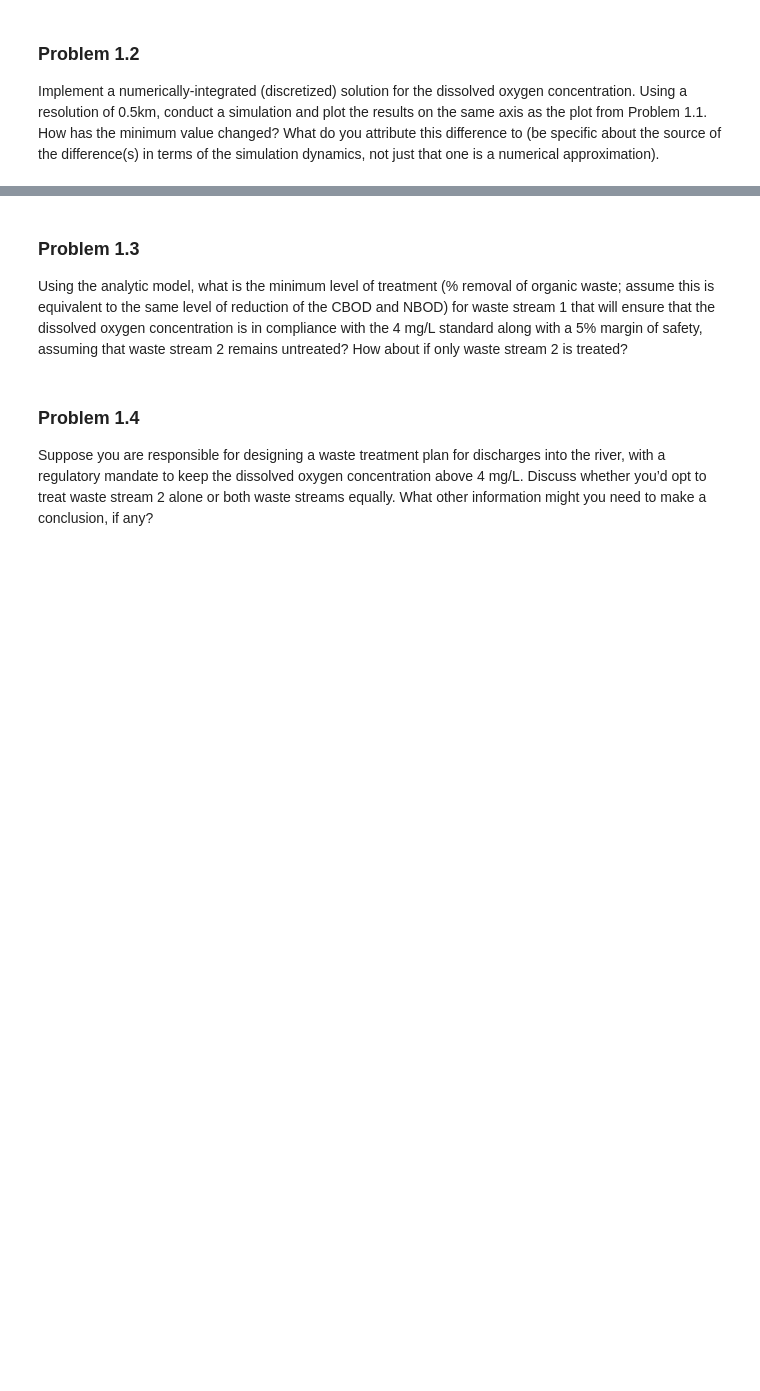
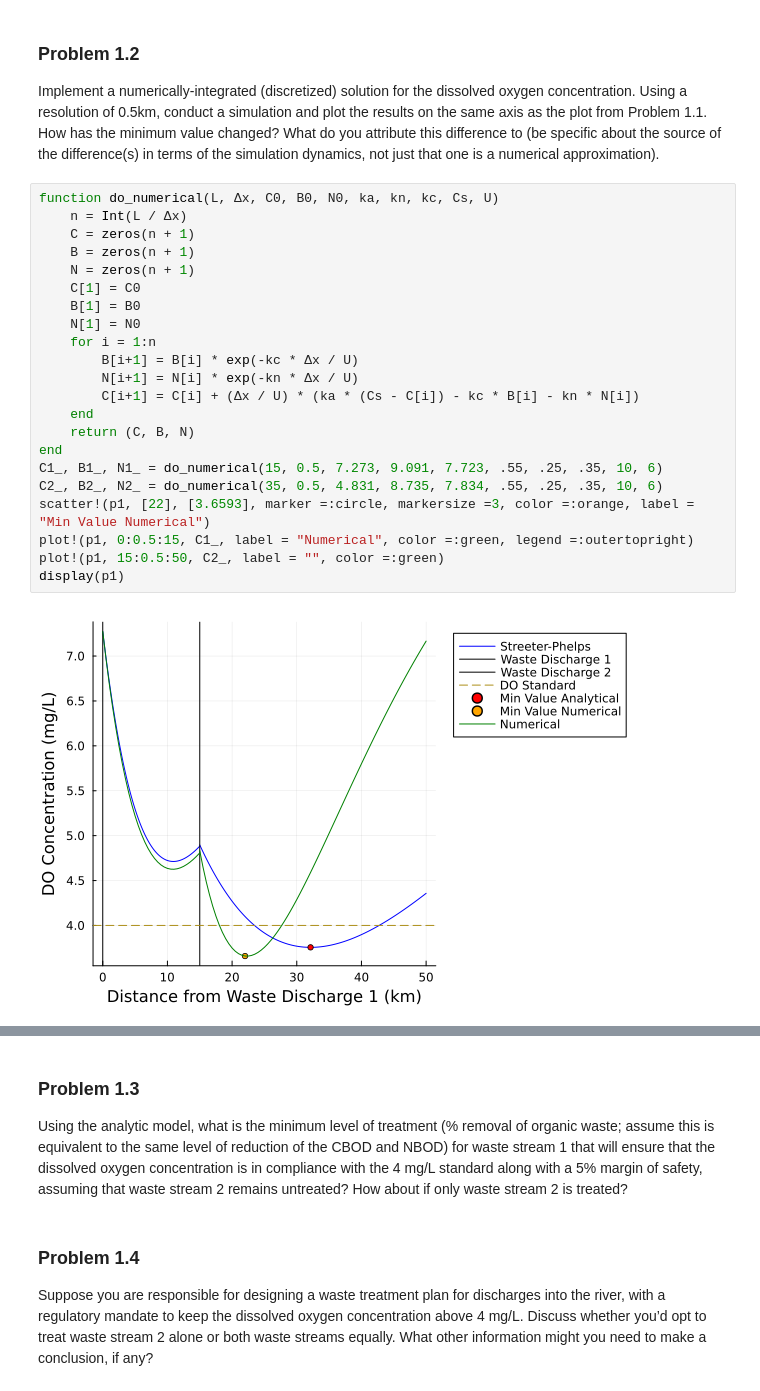
Before and after one commit to BEE4750-FA25/hw3-wrn25-hw3, a Jupyter notebook: hw03.ipynb, the cells around one changed output, grey strips where cells are left out. Drawn from its saved outputs; the diff is of its cells as text; blank space fills up the shorter version.

```diff
--- a/hw03.ipynb
+++ b/hw03.ipynb
@@ -141,3 +144,27 @@ Problem 1.1. How has the minimum value changed? What do you attribute
 this difference to (be specific about the source of the difference(s) in
 terms of the simulation dynamics, not just that one is a numerical
 approximation).
+# %%
+function do_numerical(L, Δx, C0, B0, N0, ka, kn, kc, Cs, U)
+    n = Int(L / Δx)
+    C = zeros(n + 1)
+    B = zeros(n + 1)
+    N = zeros(n + 1)
+    C[1] = C0
+    B[1] = B0
+    N[1] = N0
+    for i = 1:n
+        B[i+1] = B[i] * exp(-kc * Δx / U)
+        N[i+1] = N[i] * exp(-kn * Δx / U)
+        C[i+1] = C[i] + (Δx / U) * (ka * (Cs - C[i]) - kc * B[i] - kn * N[i])
+    end
+    return (C, B, N)
+end
+C1_, B1_, N1_ = do_numerical(15, 0.5, 7.273, 9.091, 7.723, .55, .25, .35, 10, 6)
+C2_, B2_, N2_ = do_numerical(35, 0.5, 4.831, 8.735, 7.834, .55, .25, .35, 10, 6)
+scatter!(p1, [22], [3.6593], marker =:circle, markersize =3, color =:orange, label = "Min Value Numerical")
+plot!(p1, 0:0.5:15, C1_, label = "Numerical", color =:green, legend =:outertopright)
+plot!(p1, 15:0.5:50, C2_, label = "", color =:green)
+display(p1)
+# %% [output]
+[figure, added]
```
Also changed, not shown: parts of 3 cells of this notebook.
